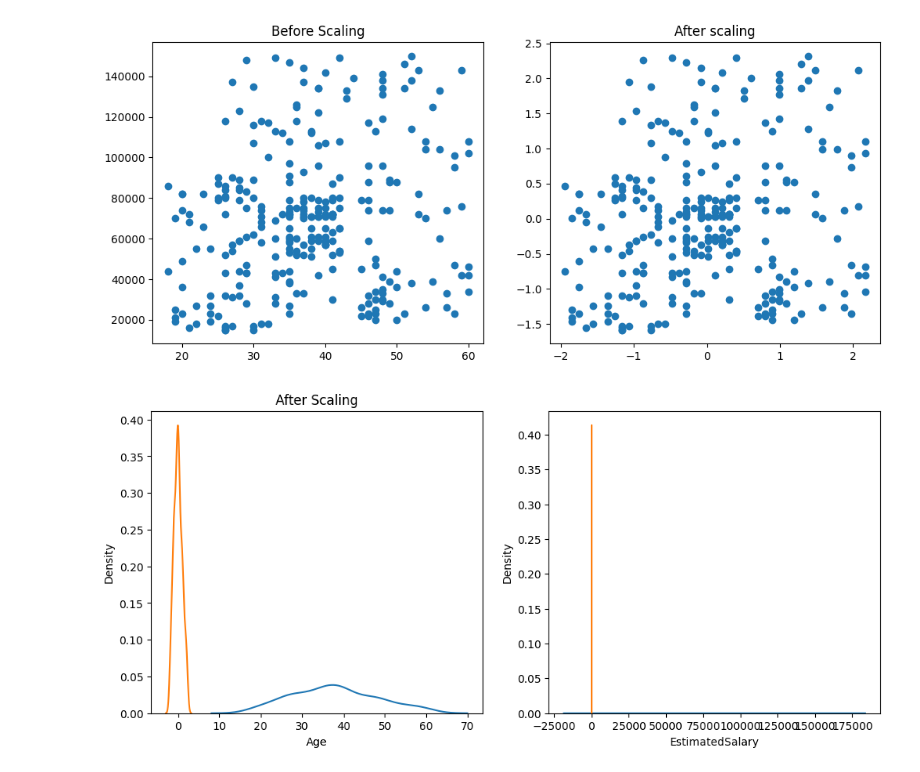
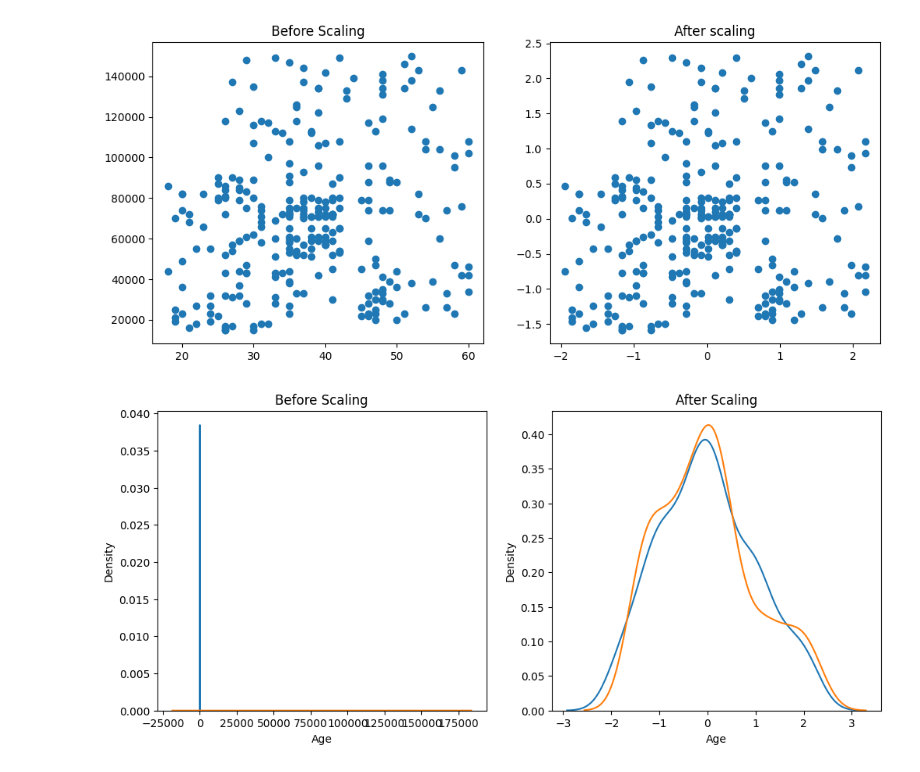
Before and after one commit to RuchiKalkandha/Hands_On_Machine_Learning-code-, a Jupyter notebook: End-to-End_MLProject.ipynb/feature-scaling-standardisation.ipynb, the cells around one changed output. Drawn from its saved outputs; the diff is of its cells as text; code cells hidden in the pictures.

```diff
--- a/End-to-End_MLProject.ipynb/feature-scaling-standardisation.ipynb
+++ b/End-to-End_MLProject.ipynb/feature-scaling-standardisation.ipynb
@@ -76,14 +76,14 @@ plt.show()
 # %%
 # before scaling or after scaling m distribution or relative distances m kuch frk nhi pda, bs scale m change aya h or data mean centric hogya h
 fig, (ax1,ax2) = plt.subplots(ncols=2, figsize=(12,5))
 # before scaling
 ax1.set_title('Before Scaling')
 sns.kdeplot(X_train['Age'],ax=ax1)
-sns.kdeplot(X_train['EstimatedSalary'],ax=ax2)
+sns.kdeplot(X_train['EstimatedSalary'],ax=ax1)
 # after scaling
-ax1.set_title('After Scaling')
-sns.kdeplot(X_train_scaled['Age'],ax=ax1)
+ax2.set_title('After Scaling')
+sns.kdeplot(X_train_scaled['Age'],ax=ax2)
 sns.kdeplot(X_train_scaled['EstimatedSalary'],ax=ax2)
 plt.show()
 # %% [output]
-[figure, old version]
+[figure, new version]
```
Also changed, not shown: parts of 6 cells of this notebook, 6 other files.
